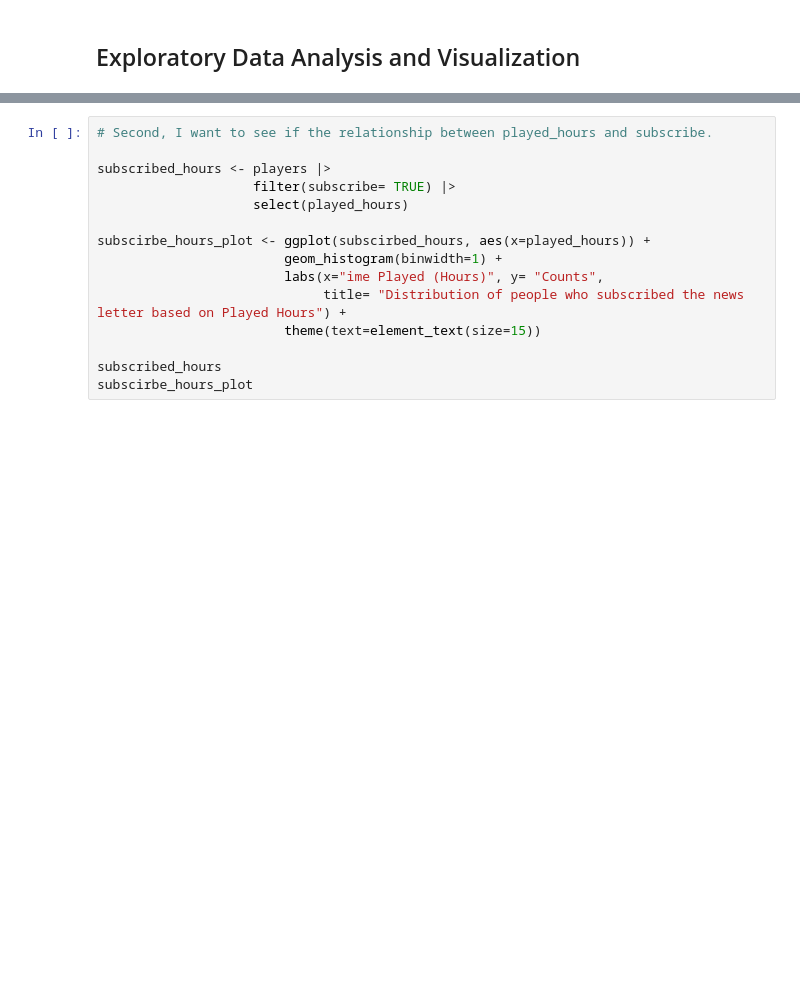
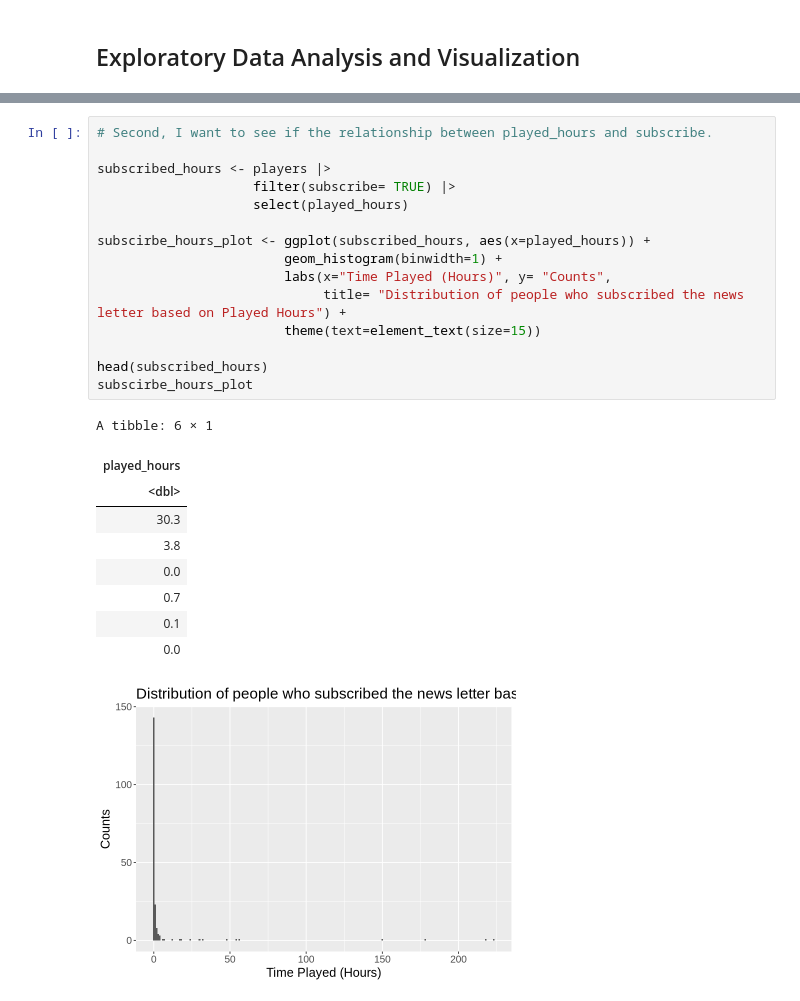
Before and after one commit to svipond2/dscigroupproject2, a Jupyter notebook: project2.ipynb, the cells around one changed output, grey strips where cells are left out. Saved outputs shown, nothing was run; the diff lists cells and outputs as text; blank space fills up the shorter version.

```diff
--- a/project2.ipynb
+++ b/project2.ipynb
@@ -118,18 +132,29 @@ ERROR: Error in select(filter(players, subscribe = TRUE), age): could not find f
 # %%
 # Second, I want to see if the relationship between played_hours and subscribe.
 
 subscribed_hours <- players |>
                     filter(subscribe= TRUE) |>
                     select(played_hours)
 
-subscirbe_hours_plot <- ggplot(subscirbed_hours, aes(x=played_hours)) +
+subscirbe_hours_plot <- ggplot(subscribed_hours, aes(x=played_hours)) +
                         geom_histogram(binwidth=1) +
-                        labs(x="ime Played (Hours)", y= "Counts",
+                        labs(x="Time Played (Hours)", y= "Counts",
                              title= "Distribution of people who subscribed the news letter based on Played Hours") +
                         theme(text=element_text(size=15))
 
-subscribed_hours
+head(subscribed_hours)
 subscirbe_hours_plot
+# %% [output]
+A tibble: 6 × 1
+| played_hours |
+| <dbl> |
+| 30.3 |
+| 3.8 |
+| 0.0 |
+| 0.7 |
+| 0.1 |
+| 0.0 |
+[figure, added]
 # %%
 # Copied the code from Zoe's for comparison
 # Modified so that the subscribed and unsubscribed piles up separatory.
```
Also changed, not shown: parts of 8 cells of this notebook.
